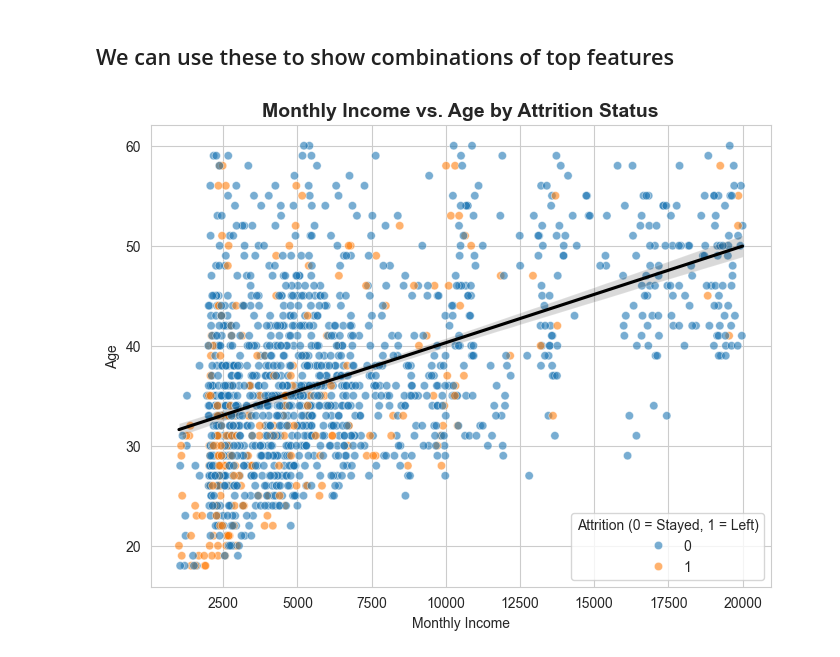
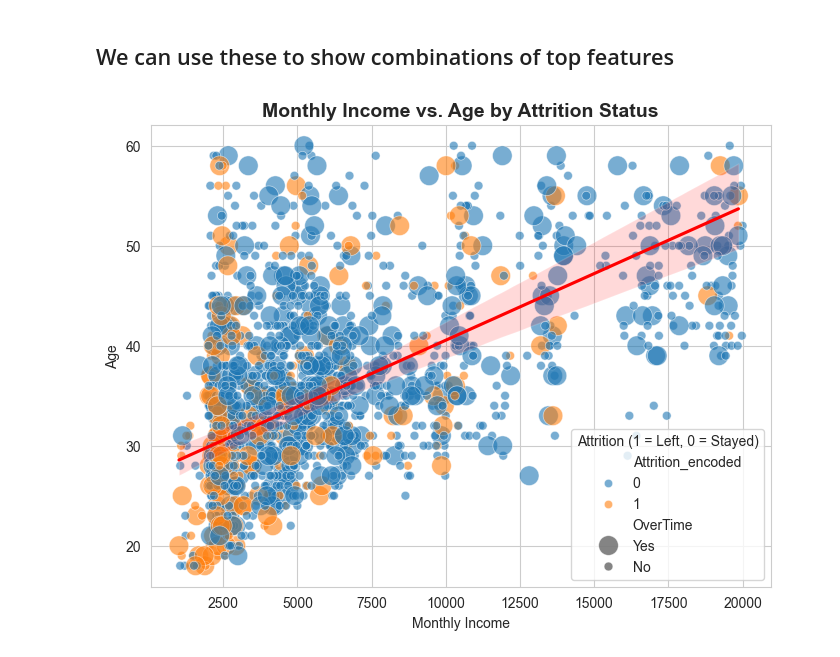
Before and after one commit to RanaAlaaTahon/employee-turnover-prediction, a Jupyter notebook: jupyter_notebooks/Data_Visualisation_Mike.ipynb, the cells around one changed output. Cells and saved outputs as stored; diff of their text form; code cells hidden in the pictures.

Commit message:
Changed scatter features to be more informative

```diff
--- a/jupyter_notebooks/Data_Visualisation_Mike.ipynb
+++ b/jupyter_notebooks/Data_Visualisation_Mike.ipynb
@@ -614,13 +614,19 @@ plt.show()
 # %%
 ## scatter plot for MonthlyIncome vs. Age colored by Attrition
 #with regression line
+# add regression line for attrition groups and size by overtime
+#add separate regression lines for each attrition group
+#swap colors for Attrition groups
+
 plt.figure(figsize=(8, 6))
-sns.scatterplot(data=df, x="MonthlyIncome", y="Age", hue="Attrition_encoded", alpha=0.6)
-sns.regplot(data=df, x="MonthlyIncome", y="Age", scatter=False, color="black")
+sns.scatterplot(data=df, x="MonthlyIncome", y="Age", hue="Attrition_encoded", alpha=0.6, size="OverTime", sizes=(40, 200))
+#sns.regplot(data=df[df["Attrition"] == 0], x="MonthlyIncome", y="Age", scatter=False, color="blue")
+sns.regplot(data=df[df["Attrition_encoded"] == 1], x="MonthlyIncome", y="Age", scatter=False, color="red")
 plt.title("Monthly Income vs. Age by Attrition Status", fontsize=14, fontweight="bold")
 plt.xlabel("Monthly Income")
 plt.ylabel("Age")
-plt.legend(title="Attrition (0 = Stayed, 1 = Left)")
+plt.legend(title="Attrition (1 = Left, 0 = Stayed)")
+
 plt.show()
 # %% [output]
-[figure, old version]
+[figure, new version]
```
